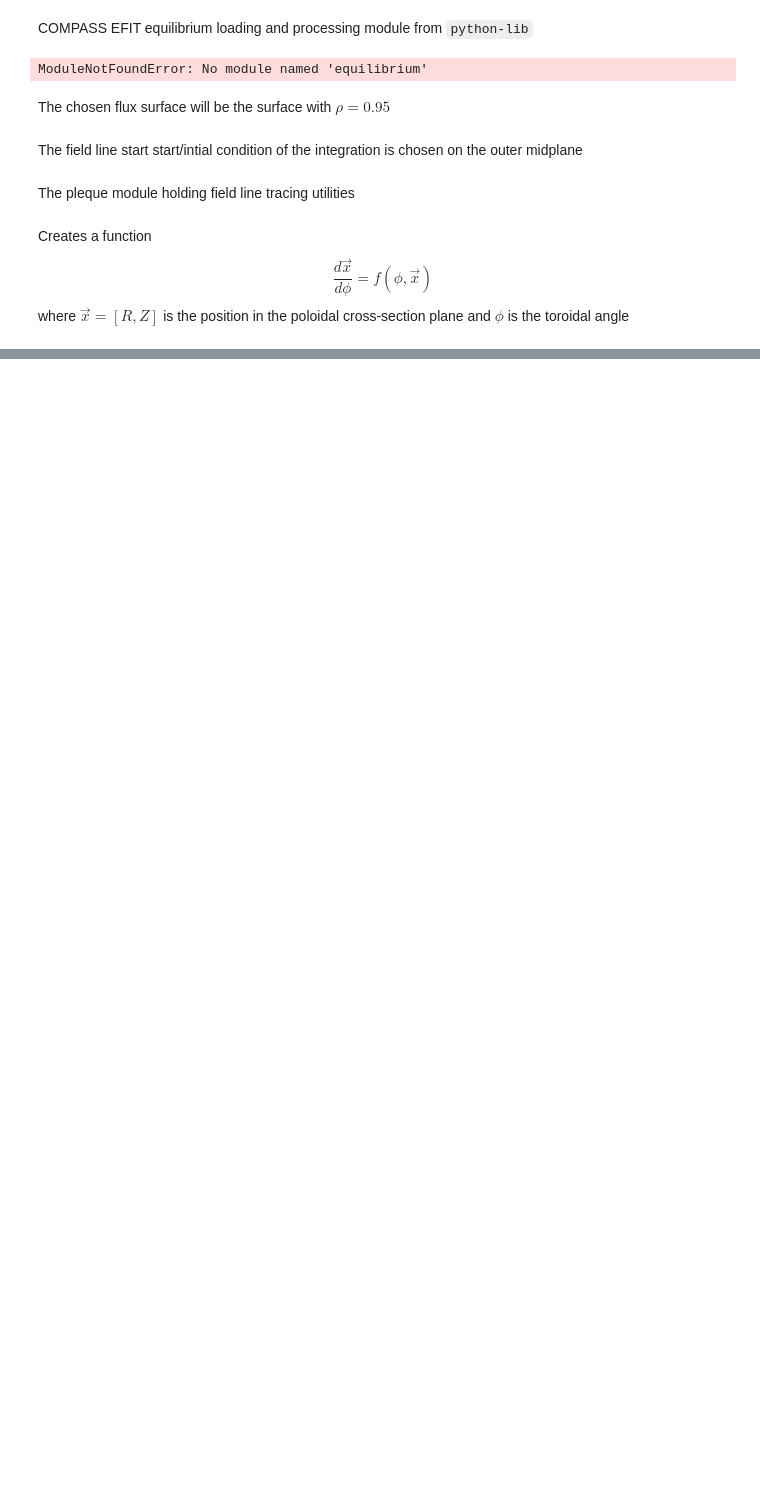
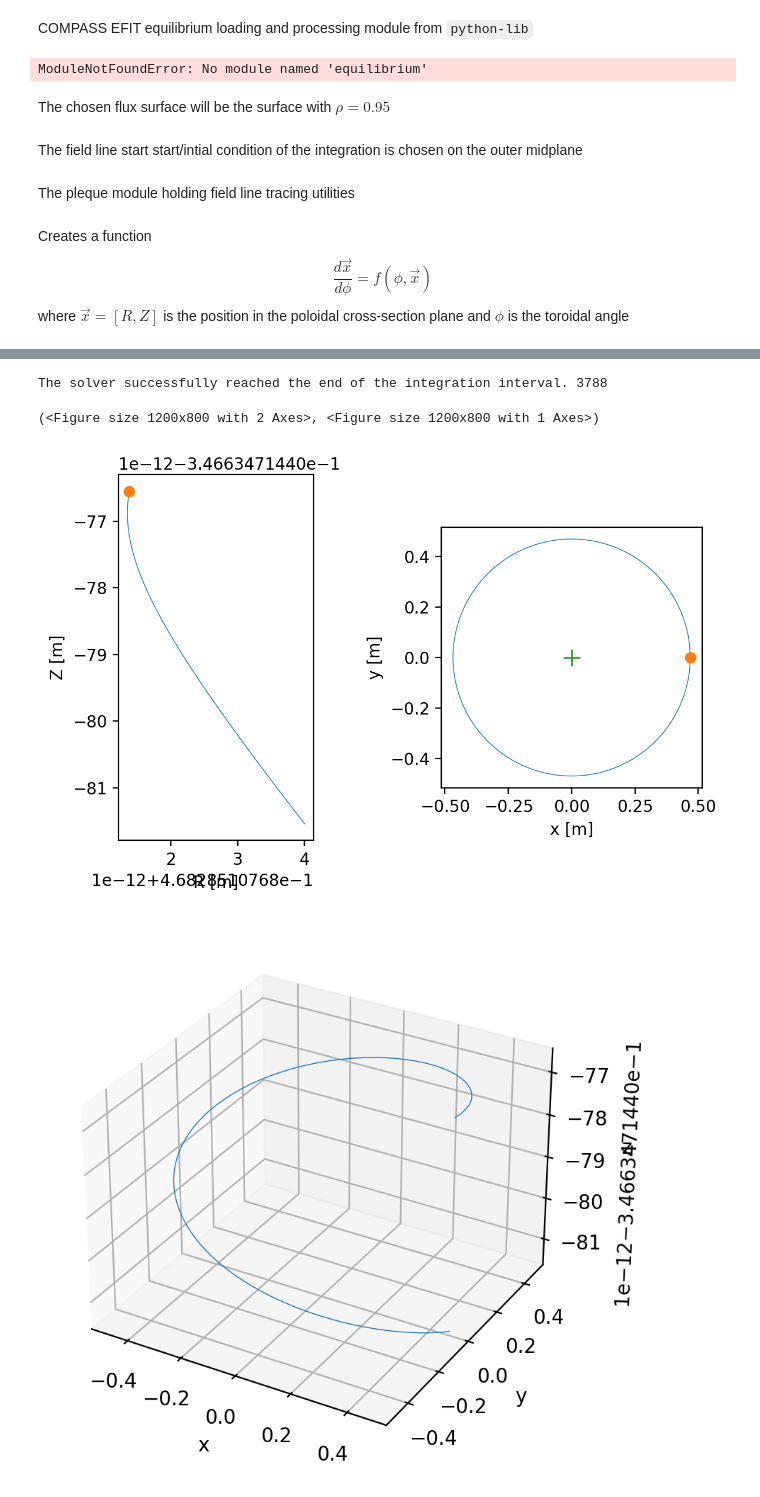
Before and after one commit to kripnerl/pleque, a Jupyter notebook: notebooks/compass_field_line_integrator.ipynb, the cells around one changed output, grey strips where cells are left out. Saved outputs shown, nothing was run; the diff lists cells and outputs as text; code cells hidden in the pictures; blank space fills up the shorter version.

```diff
--- a/notebooks/compass_field_line_integrator.ipynb
+++ b/notebooks/compass_field_line_integrator.ipynb
@@ -74,0 +125,2 @@ plt.tight_layout()
+# %%
+stopper = flt.z_coordinate_stopper_factory((-0.4, 0.35))
@@ -74,0 +139,14 @@ plt.tight_layout()
+# %%
+y0 = np.squeeze(efit.x_point.as_array())  # [R, Z]
+dphi_func = dphi_func = flt.dphi_tracer_factory(efit.B_R, efit.B_Z, efit.B_tor)
+sol = integrate.solve_ivp(dphi_func, (0, 2*np.pi), y0,
+                      events=stopper,
+                      max_step=1e-2,  # we want high phi resolution
+                     )
+print(sol.message, sol.nfev)
+plot_sol(sol)
+# %% [output]
+The solver successfully reached the end of the integration interval. 3788
+(<Figure size 1200x800 with 2 Axes>, <Figure size 1200x800 with 1 Axes>)
+[figure, added]
+[figure, added]
```
Also changed, not shown: parts of 43 cells of this notebook, 1 other file.
